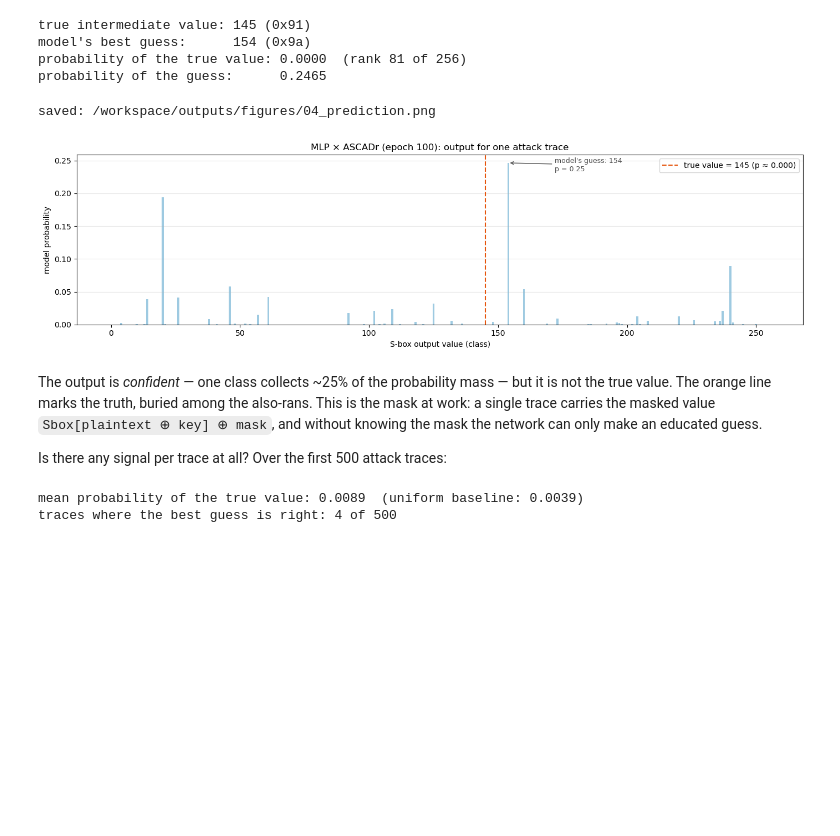
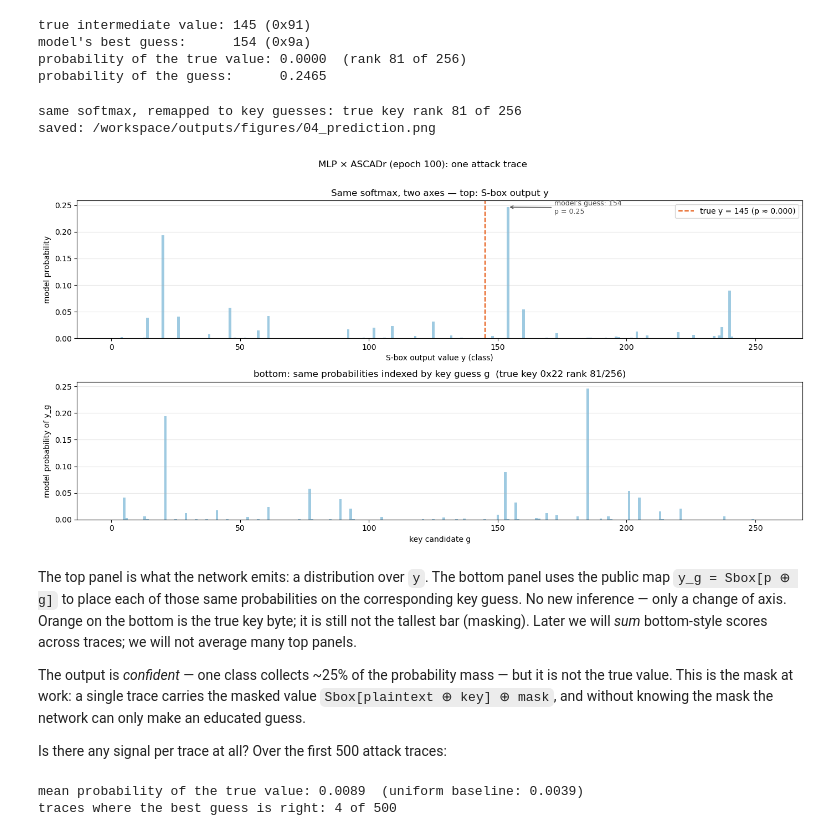
Before and after one commit to teravon/feature_emergence, a Jupyter notebook: docs/notebooks/03_the_attack.ipynb, the cells around one changed output. Cells and saved outputs as stored; diff of their text form; code cells hidden in the pictures; blank space fills up the shorter version.

```diff
--- a/docs/notebooks/03_the_attack.ipynb
+++ b/docs/notebooks/03_the_attack.ipynb
@@ -154,36 +152,61 @@ model's best guess:      154 (0x9a)
 probability of the true value: 0.0000  (rank 81 of 256)
 probability of the guess:      0.2465
 # %%
-fig, ax = plt.subplots(figsize=(14, 4))
+# Same 256 probabilities, two horizontal axes: y (network output) and g
+# (key guess). For fixed p, y_g = Sbox[p ⊕ g] is a bijection, so the bottom
+# panel is only a reordering of the top — not a second model.
+probs_by_key = probs[H[:, TRACE]]
+rank_of_true_key = int((probs_by_key > probs_by_key[true_key]).sum()) + 1
+print(f"same softmax, remapped to key guesses: true key rank {rank_of_true_key} of 256")
 
-ax.bar(np.arange(256), probs, color="#9ecae1")
-ax.axvline(true_class, color="#e6550d", ls="--", lw=1.5,
-           label=f"true value = {true_class} (p ≈ {probs[true_class]:.3f})")
-ax.annotate(f"model's guess: {guess_class}\np = {probs[guess_class]:.2f}",
-            xy=(guess_class, probs[guess_class]),
-            xytext=(guess_class + 18, probs[guess_class] * 0.95),
-            arrowprops=dict(arrowstyle="->", color="0.3"),
-            fontsize=9, color="0.3")
+fig, (ax_y, ax_g) = plt.subplots(2, 1, figsize=(14, 7), sharey=True)
 
-ax.set_title("MLP × ASCADr (epoch 100): output for one attack trace")
-ax.set_xlabel("S-box output value (class)")
-ax.set_ylabel("model probability")
-ax.grid(alpha=0.3, axis="y")
-ax.legend()
+ax_y.bar(np.arange(256), probs, color="#9ecae1", width=1.0)
+ax_y.axvline(true_class, color="#e6550d", ls="--", lw=1.5,
+             label=f"true y = {true_class} (p ≈ {probs[true_class]:.3f})")
+ax_y.annotate(f"model's guess: {guess_class}\np = {probs[guess_class]:.2f}",
+              xy=(guess_class, probs[guess_class]),
+              xytext=(guess_class + 18, probs[guess_class] * 0.95),
+              arrowprops=dict(arrowstyle="->", color="0.3"),
+              fontsize=9, color="0.3")
+ax_y.set_title("Same softmax, two axes — top: S-box output y")
+ax_y.set_xlabel("S-box output value y (class)")
+ax_y.set_ylabel("model probability")
+ax_y.grid(alpha=0.3, axis="y")
+ax_y.legend(loc="upper right")
 
+colors_g = np.full(256, "#9ecae1")
+colors_g[true_key] = "#e6550d"
+ax_g.bar(np.arange(256), probs_by_key, color=colors_g, width=1.0)
+ax_g.set_title(
+    f"bottom: same probabilities indexed by key guess g  "
+    f"(true key 0x{true_key:02x} rank {rank_of_true_key}/256)"
+)
+ax_g.set_xlabel("key candidate g")
+ax_g.set_ylabel("model probability of y_g")
+ax_g.grid(alpha=0.3, axis="y")
+
+fig.suptitle("MLP × ASCADr (epoch 100): one attack trace", y=1.01)
 fig.tight_layout()
-fig.savefig(out / "04_prediction.png", dpi=150)
+fig.savefig(out / "04_prediction.png", dpi=150, bbox_inches="tight")
 print("saved:", out / "04_prediction.png")
 plt.show()
 # %% [output]
+same softmax, remapped to key guesses: true key rank 81 of 256
 saved: /workspace/outputs/figures/04_prediction.png
-[figure, old version]
+[figure, new version]
 # %% [markdown]
+The top panel is what the network emits: a distribution over `y`. The
+bottom panel uses the public map `y_g = Sbox[p ⊕ g]` to place each of
+those same probabilities on the corresponding key guess. No new inference —
+only a change of axis. Orange on the bottom is the true key byte; it is
+still not the tallest bar (masking). Later we will *sum* bottom-style
+scores across traces; we will not average many top panels.
+
 The output is *confident* — one class collects ~25% of the probability mass
-— but it is not the true value. The orange line marks the truth, buried
-among the also-rans. This is the mask at work: a single trace carries the
-masked value `Sbox[plaintext ⊕ key] ⊕ mask`, and without knowing the mask
-the network can only make an educated guess.
+— but it is not the true value. This is the mask at work: a single trace
+carries the masked value `Sbox[plaintext ⊕ key] ⊕ mask`, and without
+knowing the mask the network can only make an educated guess.
 
 Is there any signal per trace at all? Over the first 500 attack traces:
 # %%
```
Also changed, not shown: parts of 11 cells of this notebook, 3 other files.
